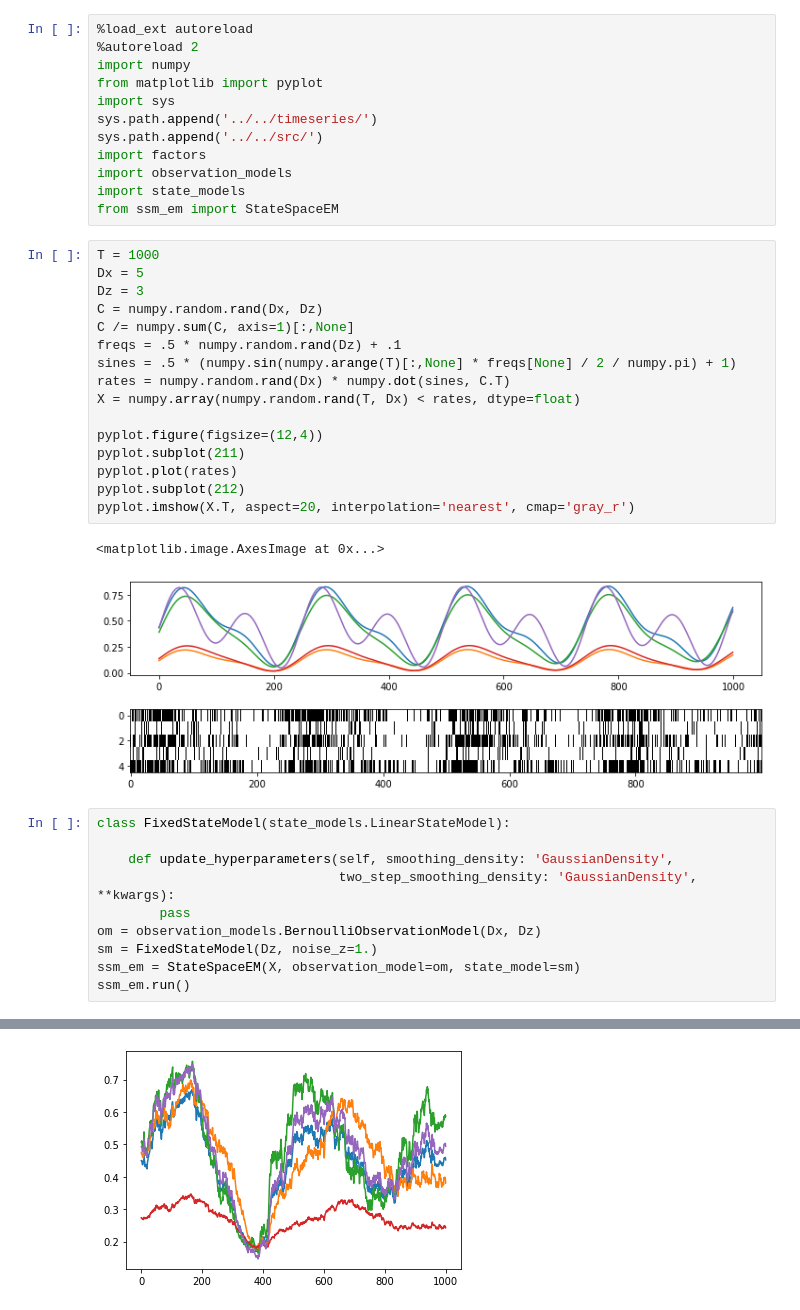
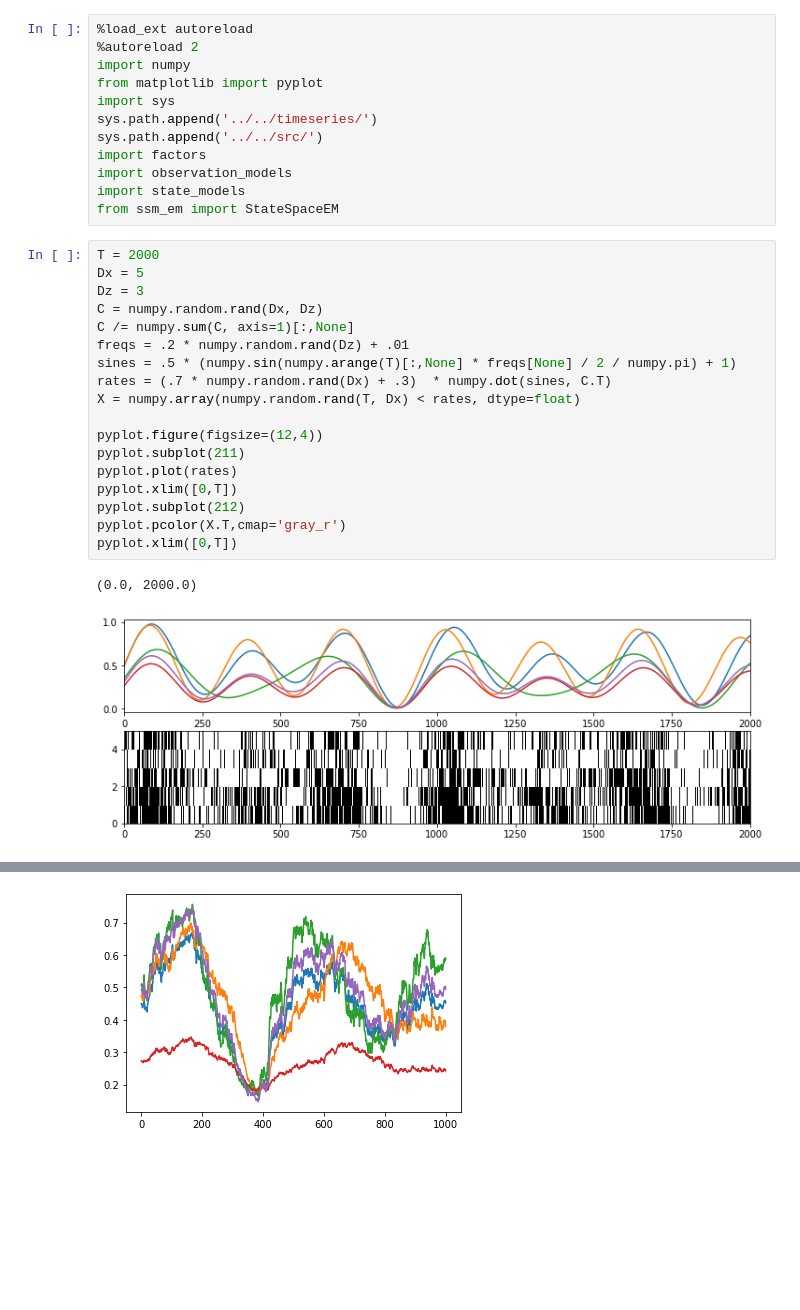
Before and after one commit to christiando/gaussian-toolbox, a Jupyter notebook: notebooks/timeseries/Bernoulli.ipynb, the cells around one changed output, grey strips where cells are left out. Cells and saved outputs as stored; diff of their text form; blank space fills up the shorter version.

```diff
--- a/notebooks/timeseries/Bernoulli.ipynb
+++ b/notebooks/timeseries/Bernoulli.ipynb
@@ -11,31 +11,23 @@ import observation_models
 import state_models
 from ssm_em import StateSpaceEM
 # %%
-T = 1000
+T = 2000
 Dx = 5
 Dz = 3
 C = numpy.random.rand(Dx, Dz)
 C /= numpy.sum(C, axis=1)[:,None]
-freqs = .5 * numpy.random.rand(Dz) + .1
+freqs = .2 * numpy.random.rand(Dz) + .01
 sines = .5 * (numpy.sin(numpy.arange(T)[:,None] * freqs[None] / 2 / numpy.pi) + 1)
-rates = numpy.random.rand(Dx) * numpy.dot(sines, C.T)
+rates = (.7 * numpy.random.rand(Dx) + .3)  * numpy.dot(sines, C.T)
 X = numpy.array(numpy.random.rand(T, Dx) < rates, dtype=float)
 
 pyplot.figure(figsize=(12,4))
 pyplot.subplot(211)
 pyplot.plot(rates)
+pyplot.xlim([0,T])
 pyplot.subplot(212)
-pyplot.imshow(X.T, aspect=20, interpolation='nearest', cmap='gray_r')
+pyplot.pcolor(X.T,cmap='gray_r')
+pyplot.xlim([0,T])
 # %% [output]
-<matplotlib.image.AxesImage at 0x...>
+(0.0, 2000.0)
-[figure, old version]
+[figure, new version]
-# %%
-class FixedStateModel(state_models.LinearStateModel):
-
-    def update_hyperparameters(self, smoothing_density: 'GaussianDensity',
-                               two_step_smoothing_density: 'GaussianDensity', **kwargs):
-        pass
-om = observation_models.BernoulliObservationModel(Dx, Dz)
-sm = FixedStateModel(Dz, noise_z=1.)
-ssm_em = StateSpaceEM(X, observation_model=om, state_model=sm)
-ssm_em.run()
```
Also changed, not shown: parts of 12 cells of this notebook, 2 other files.
